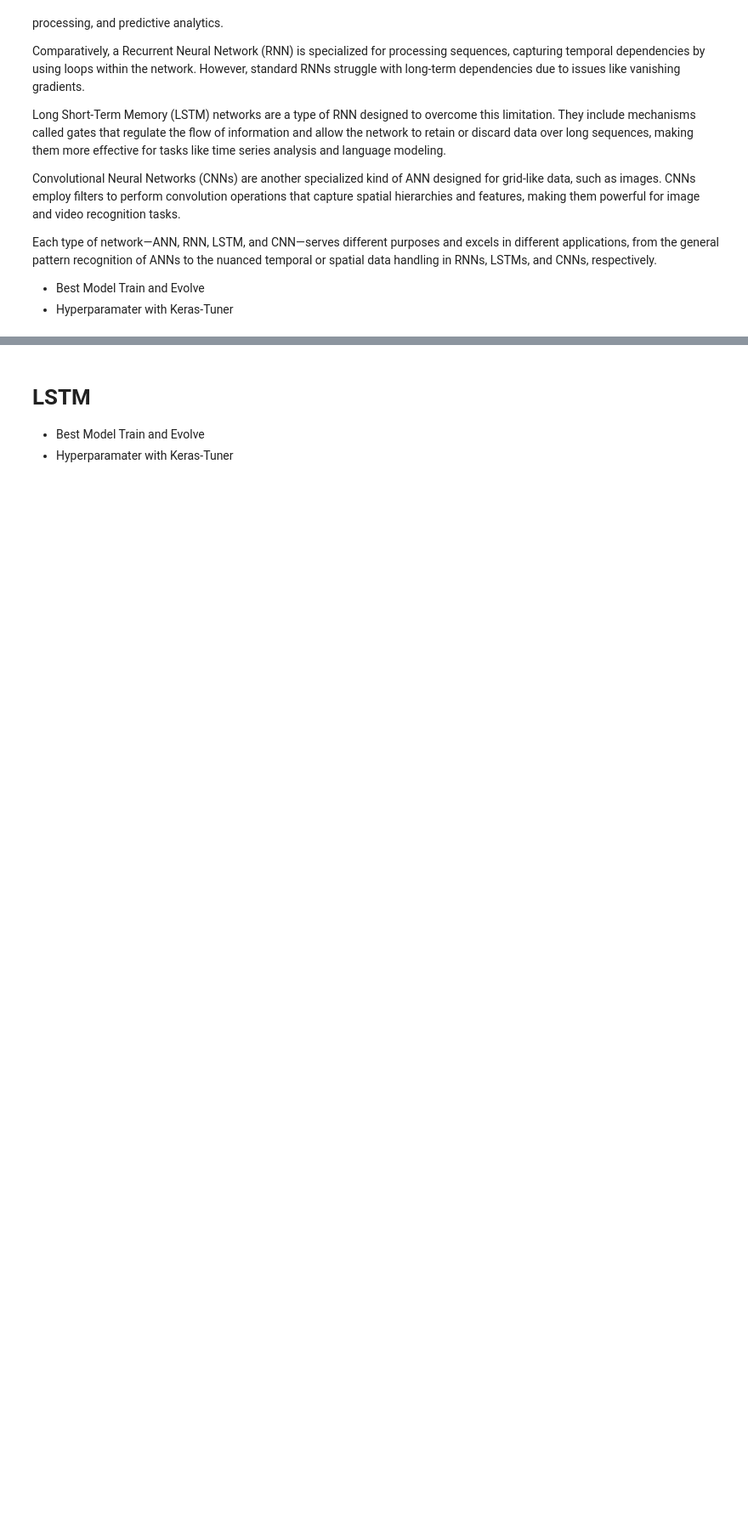
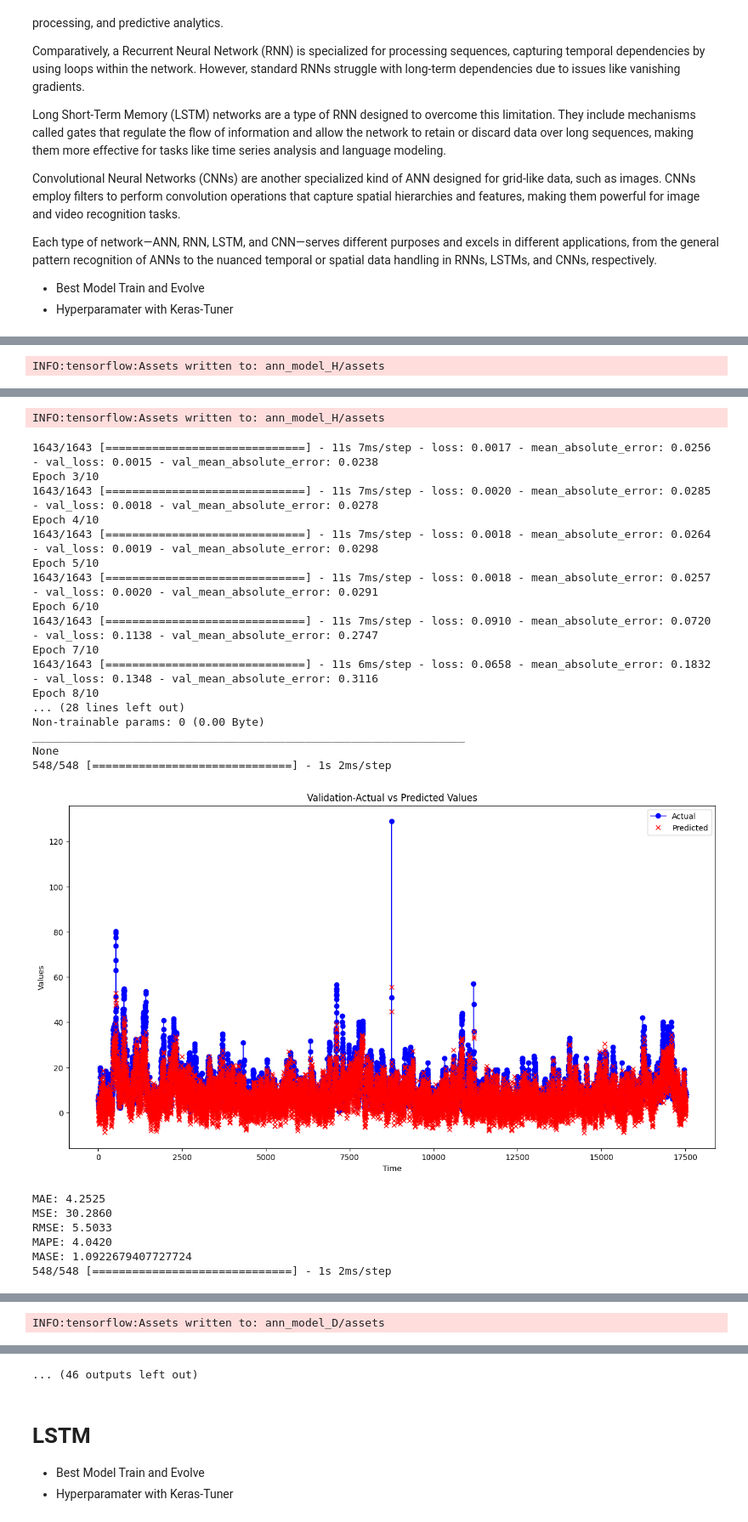
Before and after one commit to tugcekonuklar/irp-air-pollution, a Jupyter notebook: src/notebook/irp_pm_dl.ipynb, the cells around one changed output, grey strips where cells are left out. Shown at 85% size. Saved outputs shown, nothing was run; the diff lists cells and outputs as text; code cells hidden in the pictures; blank space fills up the shorter version.

```diff
--- a/src/notebook/irp_pm_dl.ipynb
+++ b/src/notebook/irp_pm_dl.ipynb
@@ -53,14 +50,15 @@ Each type of network—ANN, RNN, LSTM, and CNN—serves different purposes and e
 # %%
 # # Train and Evolve
 
-# # Hourly
-# dl.ann_train_and_evaluate(df_hourly)
+# Hourly
+dl.ann_train_and_evaluate(df_hourly)
 
-# # Daily
-# dl.ann_train_and_evaluate(df_daily, 'D')
+# Daily
+dl.ann_train_and_evaluate(df_daily, 'D')
 
-# # Weekly
-# dl.ann_train_and_evaluate(df_weekly, 'W')
+# Weekly
+dl.ann_train_and_evaluate(df_weekly, 'W')
 
-# # Monthly
-# dl.ann_train_and_evaluate(df_monthly, 'M')
+# Monthly
+dl.ann_train_and_evaluate(df_monthly, 'M')
+# %% [output]
@@ -66,0 +74 @@ Each type of network—ANN, RNN, LSTM, and CNN—serves different purposes and e
+INFO:tensorflow:Assets written to: ann_model_H/assets
@@ -66,0 +77,25 @@ Each type of network—ANN, RNN, LSTM, and CNN—serves different purposes and e
+INFO:tensorflow:Assets written to: ann_model_H/assets
+1643/1643 [==============================] - 11s 7ms/step - loss: 0.0017 - mean_absolute_error: 0.0256 - val_loss: 0.0015 - val_mean_absolute_error: 0.0238
+Epoch 3/10
+1643/1643 [==============================] - 11s 7ms/step - loss: 0.0020 - mean_absolute_error: 0.0285 - val_loss: 0.0018 - val_mean_absolute_error: 0.0278
+Epoch 4/10
+1643/1643 [==============================] - 11s 7ms/step - loss: 0.0018 - mean_absolute_error: 0.0264 - val_loss: 0.0019 - val_mean_absolute_error: 0.0298
+Epoch 5/10
+1643/1643 [==============================] - 11s 7ms/step - loss: 0.0018 - mean_absolute_error: 0.0257 - val_loss: 0.0020 - val_mean_absolute_error: 0.0291
+Epoch 6/10
+1643/1643 [==============================] - 11s 7ms/step - loss: 0.0910 - mean_absolute_error: 0.0720 - val_loss: 0.1138 - val_mean_absolute_error: 0.2747
+Epoch 7/10
+1643/1643 [==============================] - 11s 6ms/step - loss: 0.0658 - mean_absolute_error: 0.1832 - val_loss: 0.1348 - val_mean_absolute_error: 0.3116
+Epoch 8/10
+... (28 lines left out)
+Non-trainable params: 0 (0.00 Byte)
+_________________________________________________________________
+None
+548/548 [==============================] - 1s 2ms/step
+[figure, added]
+MAE: 4.2525
+MSE: 30.2860
+RMSE: 5.5033
+MAPE: 4.0420
+MASE: 1.0922679407727724
+548/548 [==============================] - 1s 2ms/step
@@ -66,0 +111 @@ Each type of network—ANN, RNN, LSTM, and CNN—serves different purposes and e
+INFO:tensorflow:Assets written to: ann_model_D/assets
@@ -67,3 +114,4 @@ Each type of network—ANN, RNN, LSTM, and CNN—serves different purposes and e
+... (46 outputs left out)
 # %%
 # Hyperparamater Tuning
 
```
Also changed, not shown: parts of 6 cells of this notebook, 2 other files.
